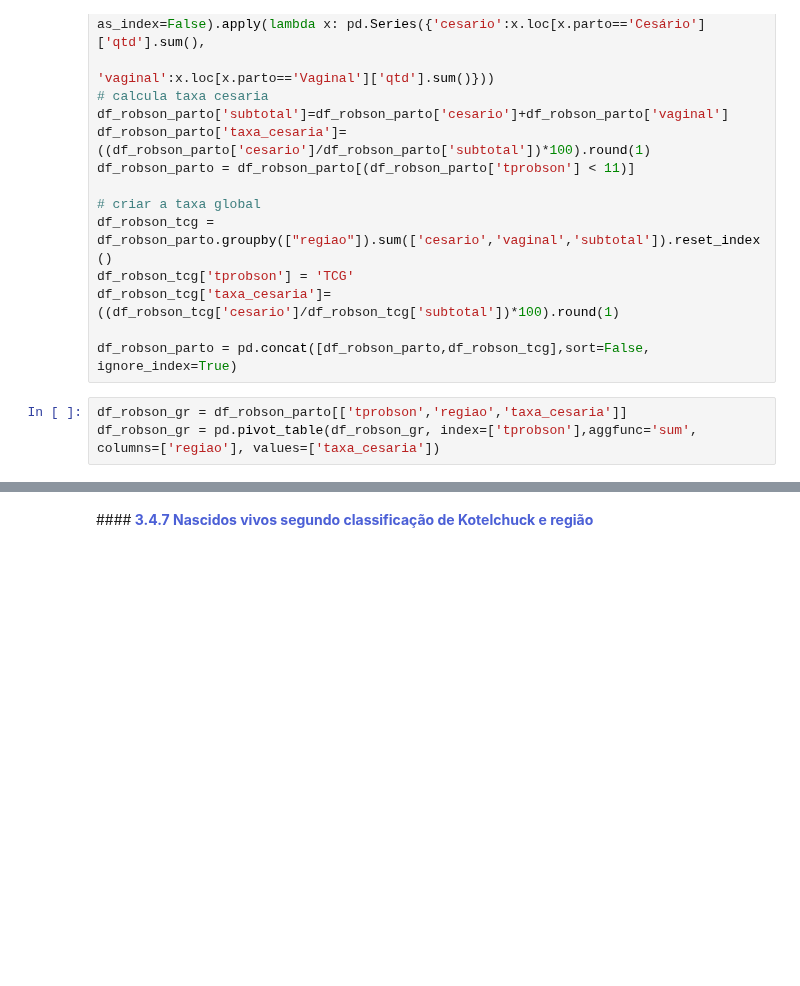
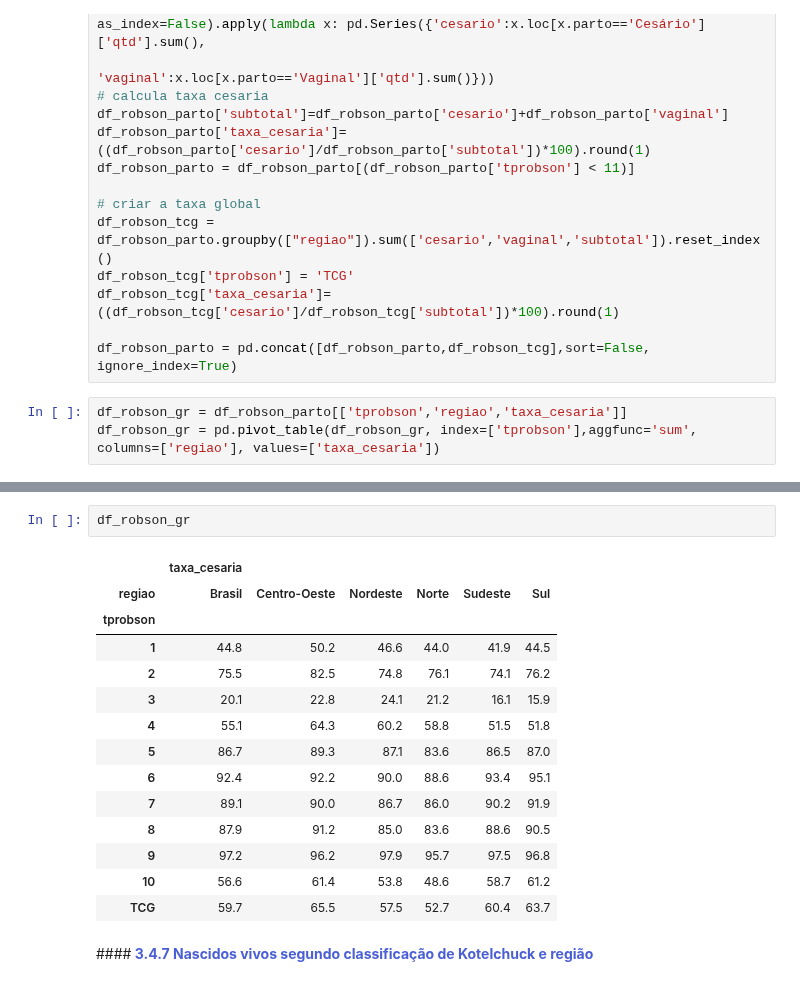
Before and after one commit to gabrielmprata/nascidos_vivos, a Jupyter notebook: Sinasc_Analises_e_Graficos.ipynb, the cells around one changed output, grey strips where cells are left out. Cells and saved outputs as stored; diff of their text form; blank space fills up the shorter version.

```diff
--- a/Sinasc_Analises_e_Graficos.ipynb
+++ b/Sinasc_Analises_e_Graficos.ipynb
@@ -1483,3 +1499,20 @@ fig.show()
+# %%
+df_robson_gr
+# %% [output]
+|  | taxa_cesaria |  |  |  |  |  |
+| regiao | Brasil | Centro-Oeste | Nordeste | Norte | Sudeste | Sul |
+| tprobson |  |  |  |  |  |  |
+| 1 | 44.8 | 50.2 | 46.6 | 44.0 | 41.9 | 44.5 |
+| 2 | 75.5 | 82.5 | 74.8 | 76.1 | 74.1 | 76.2 |
+| 3 | 20.1 | 22.8 | 24.1 | 21.2 | 16.1 | 15.9 |
+| 4 | 55.1 | 64.3 | 60.2 | 58.8 | 51.5 | 51.8 |
+| 5 | 86.7 | 89.3 | 87.1 | 83.6 | 86.5 | 87.0 |
+| 6 | 92.4 | 92.2 | 90.0 | 88.6 | 93.4 | 95.1 |
+| 7 | 89.1 | 90.0 | 86.7 | 86.0 | 90.2 | 91.9 |
+| 8 | 87.9 | 91.2 | 85.0 | 83.6 | 88.6 | 90.5 |
+| 9 | 97.2 | 96.2 | 97.9 | 95.7 | 97.5 | 96.8 |
+| 10 | 56.6 | 61.4 | 53.8 | 48.6 | 58.7 | 61.2 |
+| TCG | 59.7 | 65.5 | 57.5 | 52.7 | 60.4 | 63.7 |
 # %% [markdown]
 ####**<font color=#4c60d6> 3.4.7 Nascidos vivos segundo classificação de Kotelchuck e região**
 # %%
```
Also changed, not shown: parts of 1 cell of this notebook.
